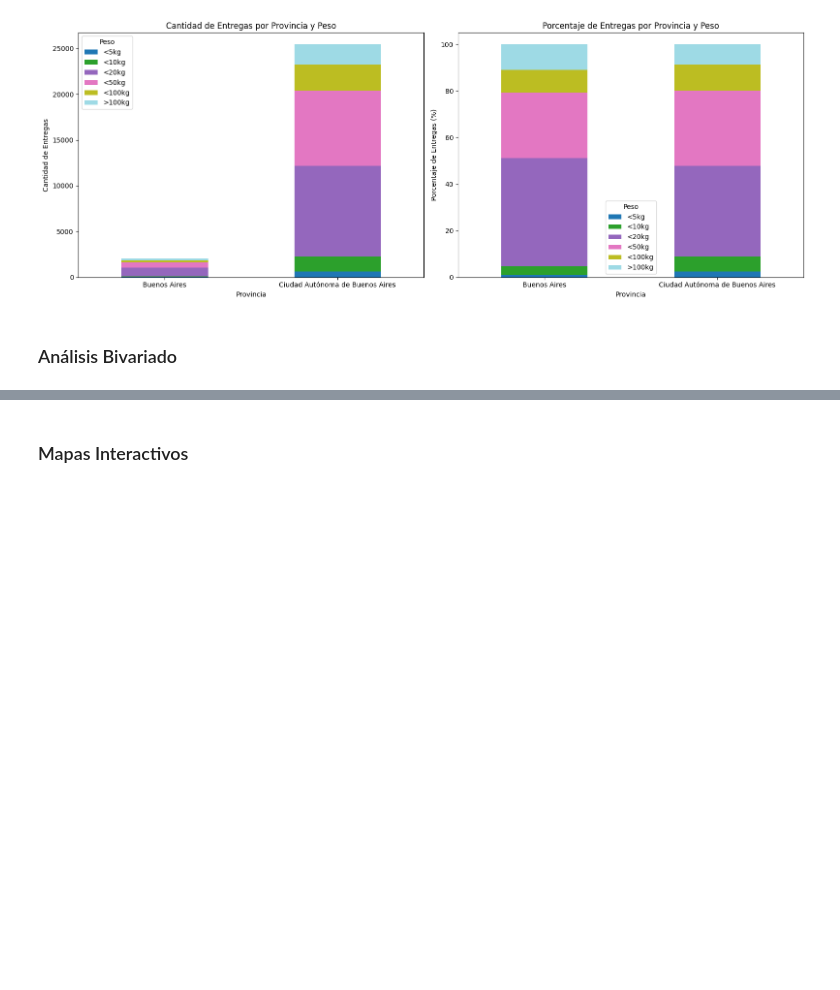
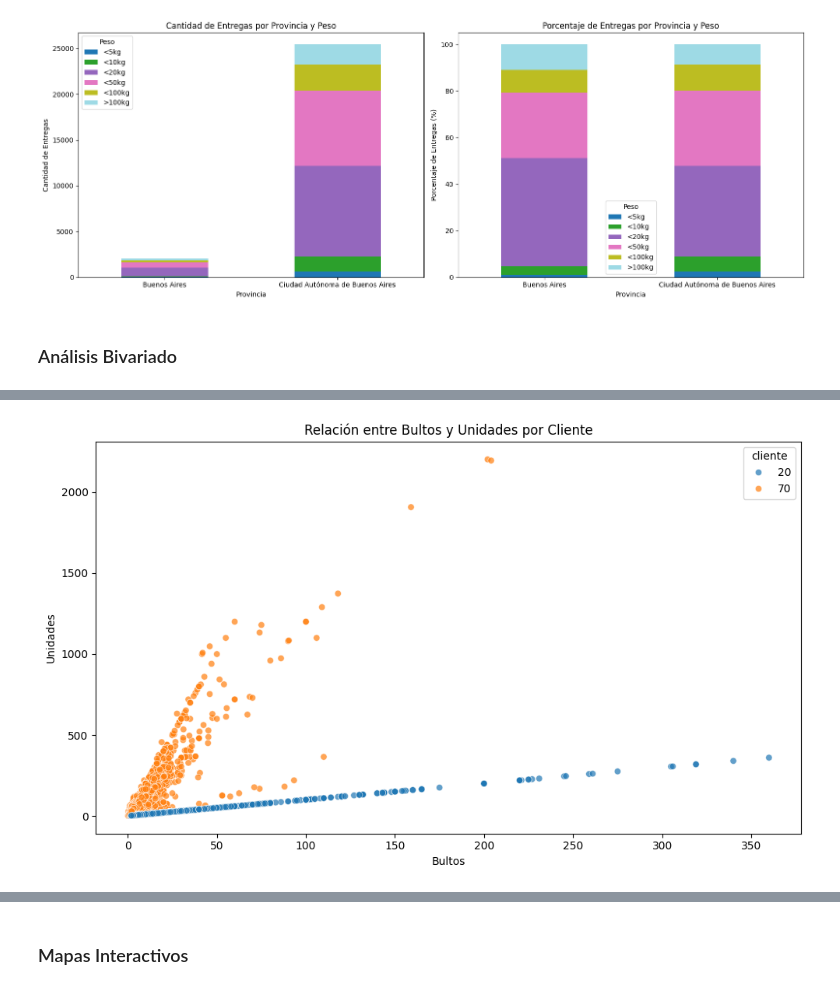
Before and after one commit to Maximo-Verdondoni/DesafioiFlow, a Jupyter notebook: Visualizacion.ipynb, the cells around one changed output, grey strips where cells are left out. Drawn from its saved outputs; the diff is of its cells as text; code cells hidden in the pictures; blank space fills up the shorter version.

```diff
--- a/Visualizacion.ipynb
+++ b/Visualizacion.ipynb
@@ -164,0 +212,17 @@ plt.show()
+# %%
+# Crear el scatter plot de Bultos vs Unidades, coloreado por cliente
+plt.figure(figsize=(10, 6))
+sns.scatterplot(data=df, x='Bultos', y='Unidades', hue='cliente', palette='tab10', alpha=0.7)
+
+# Añadir etiquetas y título
+plt.xlabel('Bultos')
+plt.ylabel('Unidades')
+plt.title('Relación entre Bultos y Unidades por Cliente')
+
+# Ajustar el layout
+plt.tight_layout()
+
+# Mostrar el gráfico
+plt.show()
+# %% [output]
+[figure, added]
```
Also changed, not shown: parts of 7 cells of this notebook.
